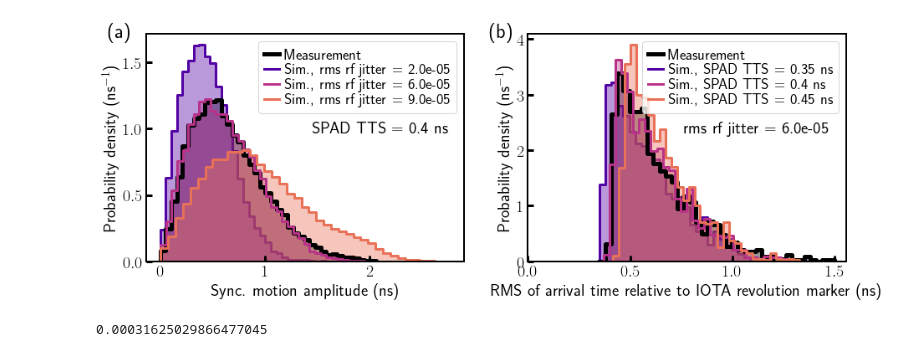
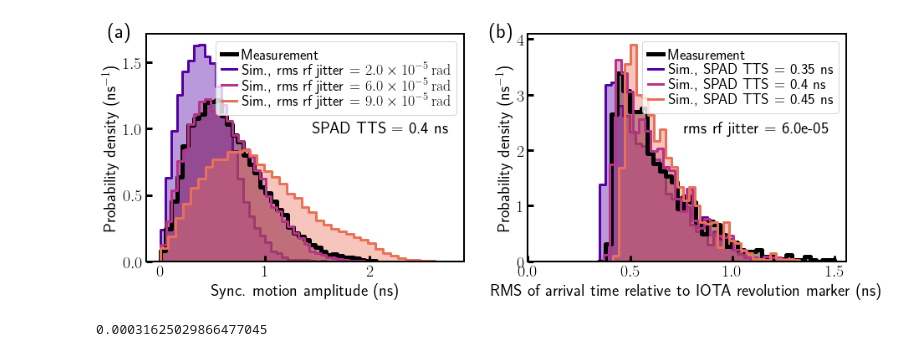
Before and after one commit to IharLobach/ursse, a Jupyter notebook: analyzing_collected_data/all_single_electron_data/plots_for_JINST.ipynb, the cells around one changed output. Drawn from its saved outputs; the diff is of its cells as text; code cells hidden in the pictures.

```diff
--- a/analyzing_collected_data/all_single_electron_data/plots_for_JINST.ipynb
+++ b/analyzing_collected_data/all_single_electron_data/plots_for_JINST.ipynb
@@ -28,6 +28,8 @@ vt.newval("BestRfStd", float(best_rf_label), "{:.1e}", "rad",
 # %%
 from ursse.path_assistant import get_plot_style_sheet
 plt.style.use(get_plot_style_sheet("jinst"))
+plt.rc('text.latex', preamble=
+       r'\usepackage{siunitx}')
 fit_tts = 0.4
 rf_proj = [r for r in all_results if (r['spad_tts'] == fit_tts) and (r['spad_tts_dist'] == 'Gamma')]
 fig, axs = plt.subplots(1, 2, figsize=(15,5))
@@ -51,7 +53,7 @@ for i, res in enumerate([rf_proj[j] for j in [2,6,9]]):
                 linewidth=5, color=col, zorder=1)
     y = normalize(data['amplitude']['aggregated_hists']['sim'])/(x[1]-x[0])
     col = cols[i]
-    myhist(ax0, x, y, label=f"Sim., rms rf jitter = {rf_noise_label}",
+    myhist(ax0, x, y, label="Sim., rms rf jitter = "+r"\SI{"+rf_noise_label+"}{rad}",
            color=col, zorder=i,
            linewidth=3)
 ax0.set_ylabel("Probability density (ns$^{-1}$)")
@@ -71,34 +73,34 @@ for i, res in enumerate(tts_proj):
     x = data['rms_length']['bin_centers']
     if i == 0:
         col="black"
         y = normalize(data['rms_length']['aggregated_hists']['meas'])/(x[1]-x[0])
         myhist(ax1, x, y,
                 label="Measurement",
                 linewidth=5, color=col, zorder=1)
     y = normalize(data['rms_length']['aggregated_hists']['sim'])/(x[1]-x[0])
     col = cols[i]
     myhist(ax1, x, y,  label=f"Sim., SPAD TTS = {tts} ns",
            color=col, zorder=i,
            linewidth=3)
 ax1.set_ylabel("Probability density (ns$^{-1}$)")
 ax1.set_xlabel("RMS of arrival time relative to IOTA revolution marker (ns)")
 ax1.text(*subtitlepos, f"rms rf jitter = {best_rf_label}",
          transform=ax1.transAxes,
          va='bottom', ha='right')
 ax1.set_xlim(0, ax1.get_xlim()[1])
 ax1.set_ylim(0, ax1.get_ylim()[1])
 ax1.legend()
 
 for ax, lab in zip(axs, ["(a)", "(b)"]):
     ax.text(-0.12, 1.05, lab, transform=ax.transAxes, va='top', ha='left',
            fontsize=24)
 
 fig.savefig(os.path.join(images_dir,
                              "various_rf_jitter_std.png"),
             dpi=300, bbox_inches='tight')
 plt.show()
 # %% [output]
-[figure, old version]
+[figure, new version]
 # %%
 from matplotlib import cm
 colormap = cm.get_cmap("plasma")
```
Also changed, not shown: parts of 2 cells of this notebook, 4 other files.
